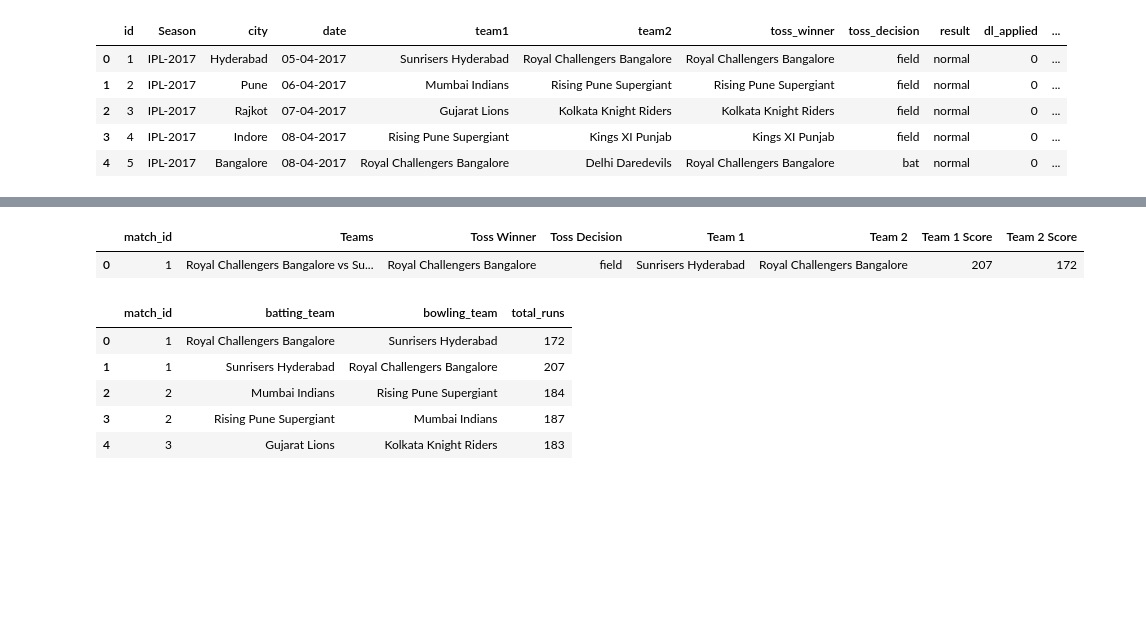
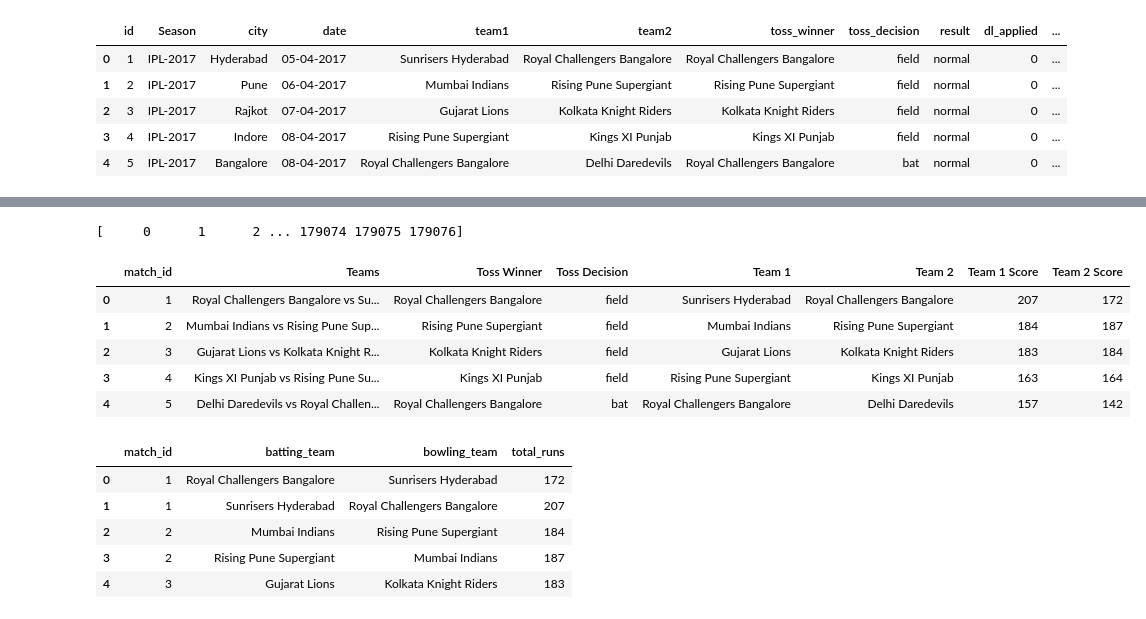
Before and after one commit to amith-vardhan99/udemy, a Jupyter notebook: 16 - IPL Prophets Predicting IPL Match Wins with a Touch of Heroku Magic/notebook.ipynb, the cells around one changed output, grey strips where cells are left out. Saved outputs shown, nothing was run; the diff lists cells and outputs as text; code cells hidden in the pictures; blank space fills up the shorter version.

```diff
--- a/16 - IPL Prophets Predicting IPL Match Wins with a Touch of Heroku Magic/notebook.ipynb
+++ b/16 - IPL Prophets Predicting IPL Match Wins with a Touch of Heroku Magic/notebook.ipynb
@@ -117,8 +117,16 @@ df.loc[298:303,:]
+# %%
+print(deliveries.index.values[:-1])
+# %% [output]
+[     0      1      2 ... 179074 179075 179076]
 # %%
-scores
+scores.head()
 # %% [output]
 |  | match_id | Teams | Toss Winner | Toss Decision | Team 1 | Team 2 | Team 1 Score | Team 2 Score |
 | 0 | 1 | Royal Challengers Bangalore vs Su... | Royal Challengers Bangalore | field | Sunrisers Hyderabad | Royal Challengers Bangalore | 207 | 172 |
+| 1 | 2 | Mumbai Indians vs Rising Pune Sup... | Rising Pune Supergiant | field | Mumbai Indians | Rising Pune Supergiant | 184 | 187 |
+| 2 | 3 | Gujarat Lions vs Kolkata Knight R... | Kolkata Knight Riders | field | Gujarat Lions | Kolkata Knight Riders | 183 | 184 |
+| 3 | 4 | Kings XI Punjab vs Rising Pune Su... | Kings XI Punjab | field | Rising Pune Supergiant | Kings XI Punjab | 163 | 164 |
+| 4 | 5 | Delhi Daredevils vs Royal Challen... | Royal Challengers Bangalore | bat | Royal Challengers Bangalore | Delhi Daredevils | 157 | 142 |
 # %%
 scores.head()
 # %% [output]
```
Also changed, not shown: parts of 7 cells of this notebook.
